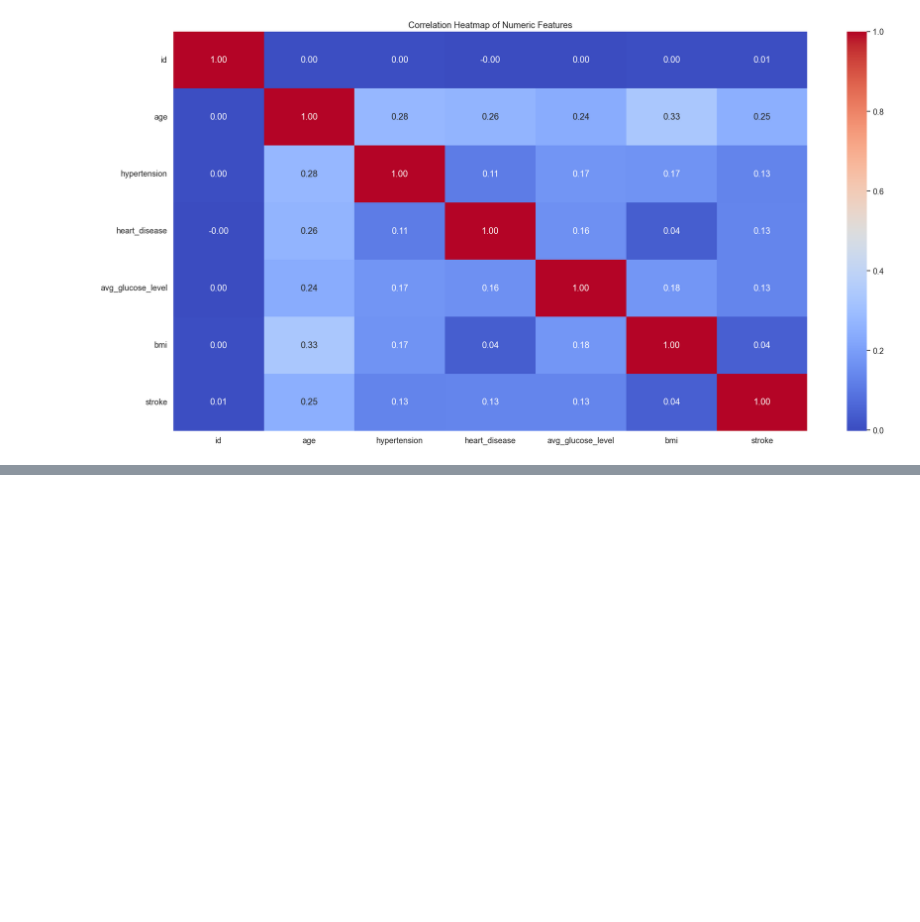
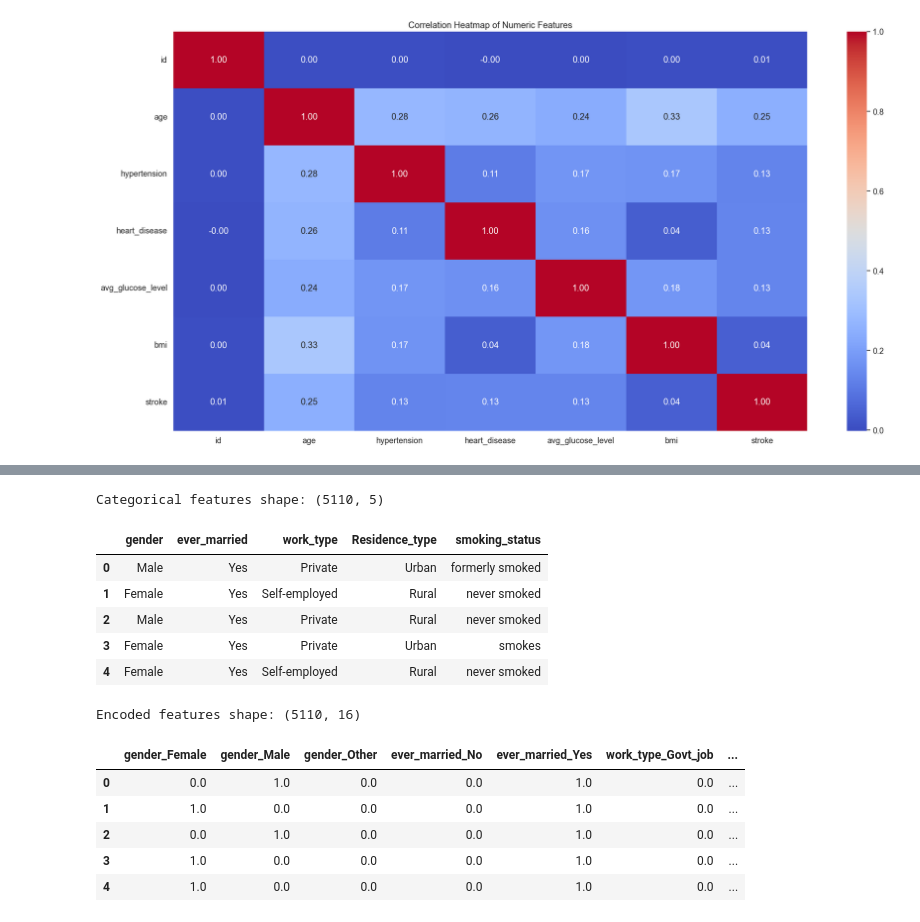
Before and after one commit to marwannour1/stroke_prediction, a Jupyter notebook: main.ipynb, the cells around one changed output, grey strips where cells are left out. Cells and saved outputs as stored; diff of their text form; code cells hidden in the pictures; blank space fills up the shorter version.

```diff
--- a/main.ipynb
+++ b/main.ipynb
@@ -217,0 +294,48 @@ plt.show()
+# %%
+# Categorical features
+
+categorical_features = df.select_dtypes(include=['object'])
+
+# Display the first few rows of categorical features
+print(f"Categorical features shape: {categorical_features.shape}")
+display(categorical_features.head())
+
+for col in categorical_features.columns:
+    # Get the most frequent value
+    most_frequent = categorical_features[col].mode()[0]
+    # Fill NaN values with the most frequent value
+    categorical_features[col] = categorical_features[col].fillna(most_frequent)
+
+# One-hot encoding for categorical features
+from sklearn.preprocessing import OneHotEncoder
+
+# Initialize the encoder - use sparse_output=False to get a dense matrix
+encoder = OneHotEncoder(sparse_output=False, handle_unknown='ignore')
+
+# Get the categorical feature names
+categorical_features = df.select_dtypes(include=['object']).columns
+
+# Perform one-hot encoding
+encoded_features = pd.DataFrame(
+    encoder.fit_transform(df[categorical_features]),
+    columns=encoder.get_feature_names_out(categorical_features)
+)
+
+# Display the first few rows of encoded features
+print(f"Encoded features shape: {encoded_features.shape}")
+display(encoded_features.head())
+# %% [output]
+Categorical features shape: (5110, 5)
+|  | gender | ever_married | work_type | Residence_type | smoking_status |
+| 0 | Male | Yes | Private | Urban | formerly smoked |
+| 1 | Female | Yes | Self-employed | Rural | never smoked |
+| 2 | Male | Yes | Private | Rural | never smoked |
+| 3 | Female | Yes | Private | Urban | smokes |
+| 4 | Female | Yes | Self-employed | Rural | never smoked |
+Encoded features shape: (5110, 16)
+|  | gender_Female | gender_Male | gender_Other | ever_married_No | ever_married_Yes | work_type_Govt_job | ... |
+| 0 | 0.0 | 1.0 | 0.0 | 0.0 | 1.0 | 0.0 | ... |
+| 1 | 1.0 | 0.0 | 0.0 | 0.0 | 1.0 | 0.0 | ... |
+| 2 | 0.0 | 1.0 | 0.0 | 0.0 | 1.0 | 0.0 | ... |
+| 3 | 1.0 | 0.0 | 0.0 | 0.0 | 1.0 | 0.0 | ... |
+| 4 | 1.0 | 0.0 | 0.0 | 0.0 | 1.0 | 0.0 | ... |
```
Also changed, not shown: parts of 9 cells of this notebook, 1 other file.
